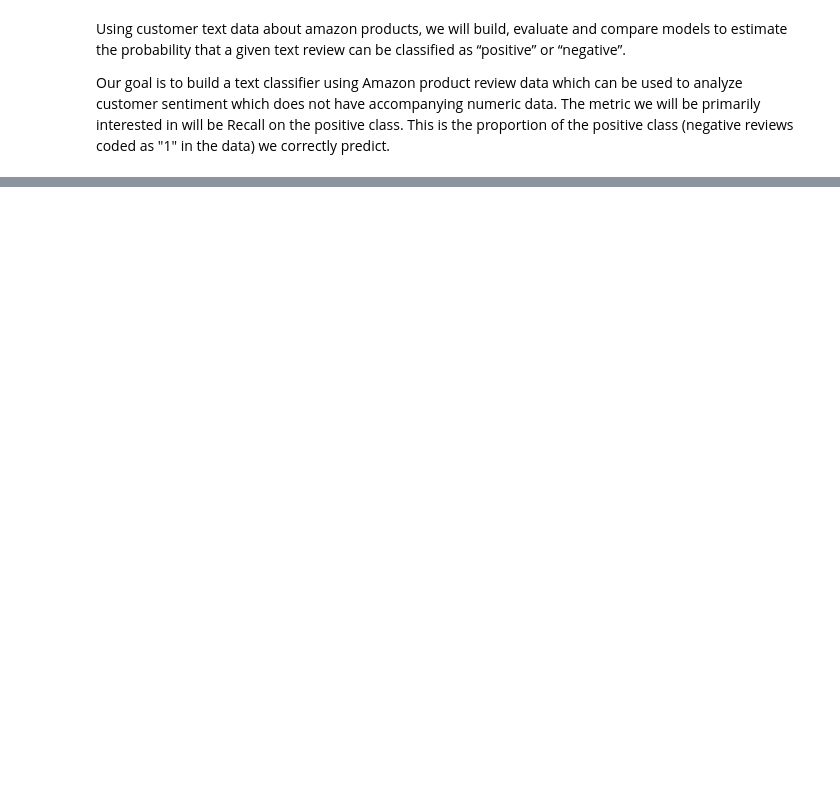
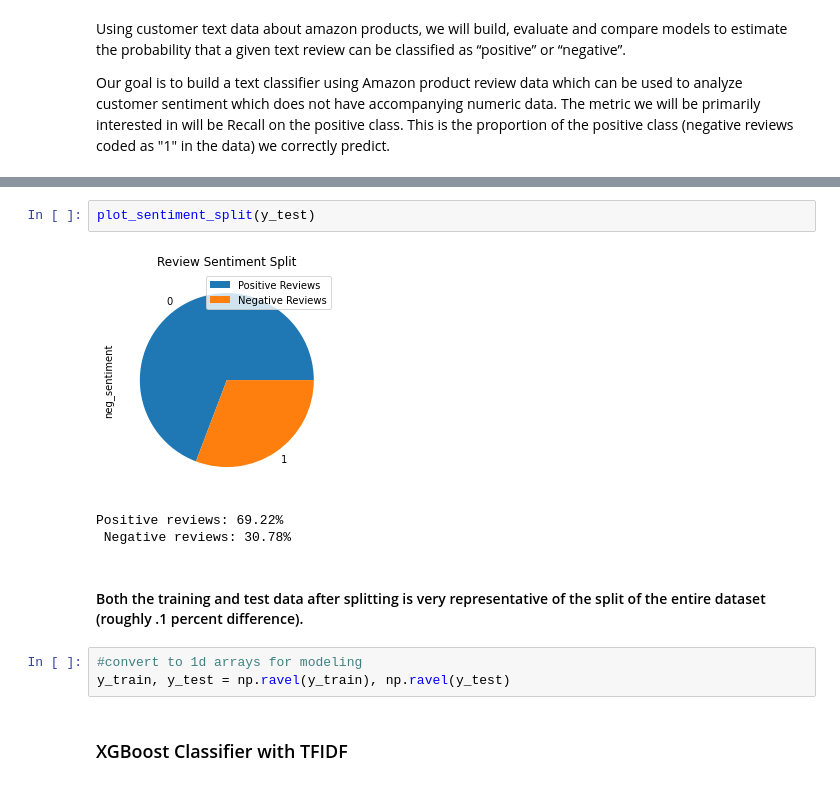
Before and after one commit to josephplpriest/springboard, a Jupyter notebook: capstone_projects/capstone_2/notebooks/04_Modeling.ipynb, the cells around one changed output, grey strips where cells are left out. Drawn from its saved outputs; the diff is of its cells as text; blank space fills up the shorter version.

```diff
--- a/capstone_projects/capstone_2/notebooks/04_Modeling.ipynb
+++ b/capstone_projects/capstone_2/notebooks/04_Modeling.ipynb
@@ -50,0 +148,13 @@ Our goal is to build a text classifier using Amazon product review data which ca
+# %%
+plot_sentiment_split(y_test)
+# %% [output]
+[figure, added]
+Positive reviews: 69.22%
+ Negative reviews: 30.78%
+# %% [markdown]
+#### Both the training and test data after splitting is very representative of the split of the entire dataset (roughly .1 percent difference).
+# %%
+#convert to 1d arrays for modeling
+y_train, y_test = np.ravel(y_train), np.ravel(y_test)
+# %% [markdown]
+### XGBoost Classifier with TFIDF
```
Also changed, not shown: parts of 28 cells of this notebook.
